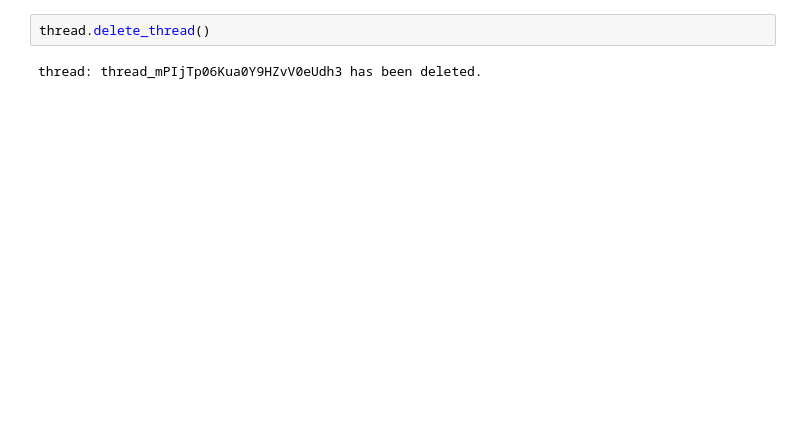
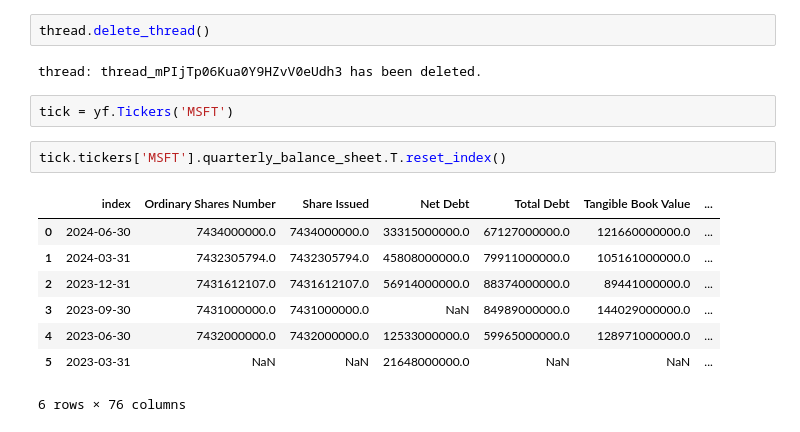
Before and after one commit to orvinbellamy/stock_rag, a Jupyter notebook: main.ipynb, the cells around one changed output. Saved outputs shown, nothing was run; the diff lists cells and outputs as text; blank space fills up the shorter version.

```diff
--- a/main.ipynb
+++ b/main.ipynb
@@ -193,3 +181,16 @@ thread.df_messages
 thread.delete_thread()
 # %% [output]
 thread: thread_mPIjTp06Kua0Y9HZvV0eUdh3 has been deleted.
+# %%
+tick = yf.Tickers('MSFT')
+# %%
+tick.tickers['MSFT'].quarterly_balance_sheet.T.reset_index()
+# %% [output]
+|  | index | Ordinary Shares Number | Share Issued | Net Debt | Total Debt | Tangible Book Value | ... |
+| 0 | 2024-06-30 | 7434000000.0 | 7434000000.0 | 33315000000.0 | 67127000000.0 | 121660000000.0 | ... |
+| 1 | 2024-03-31 | 7432305794.0 | 7432305794.0 | 45808000000.0 | 79911000000.0 | 105161000000.0 | ... |
+| 2 | 2023-12-31 | 7431612107.0 | 7431612107.0 | 56914000000.0 | 88374000000.0 | 89441000000.0 | ... |
+| 3 | 2023-09-30 | 7431000000.0 | 7431000000.0 | NaN | 84989000000.0 | 144029000000.0 | ... |
+| 4 | 2023-06-30 | 7432000000.0 | 7432000000.0 | 12533000000.0 | 59965000000.0 | 128971000000.0 | ... |
+| 5 | 2023-03-31 | NaN | NaN | 21648000000.0 | NaN | NaN | ... |
+6 rows × 76 columns
```
Also changed, not shown: parts of 11 cells of this notebook, 3 other files.
